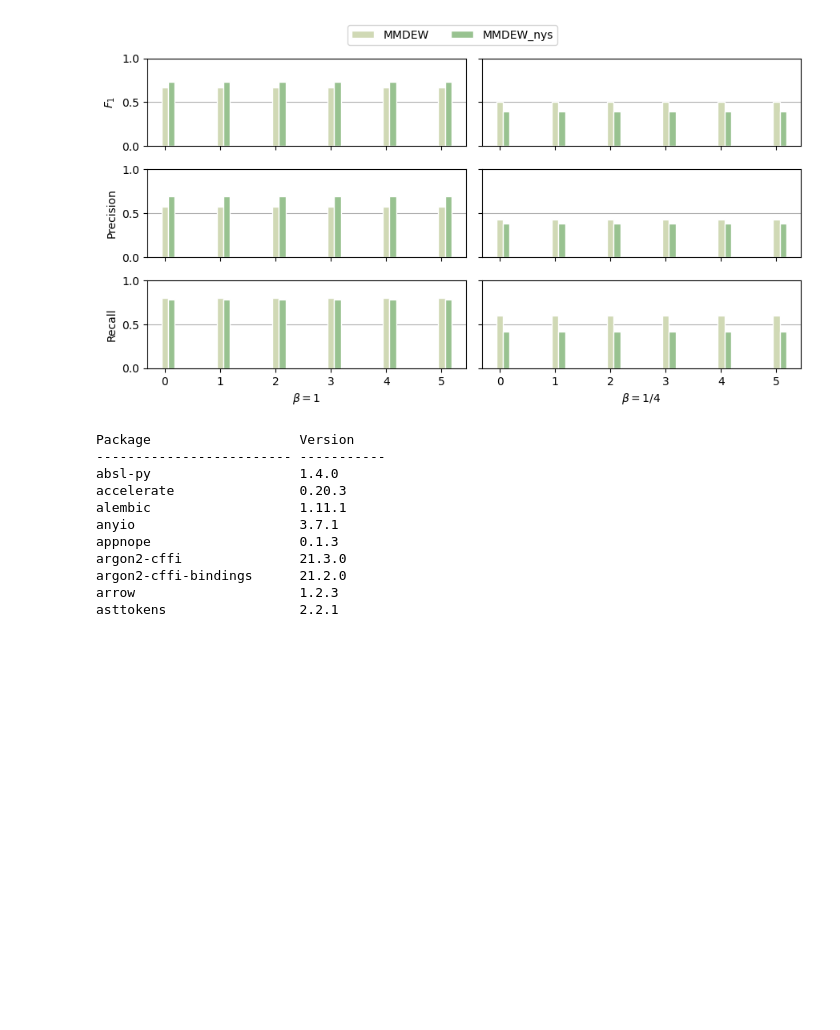
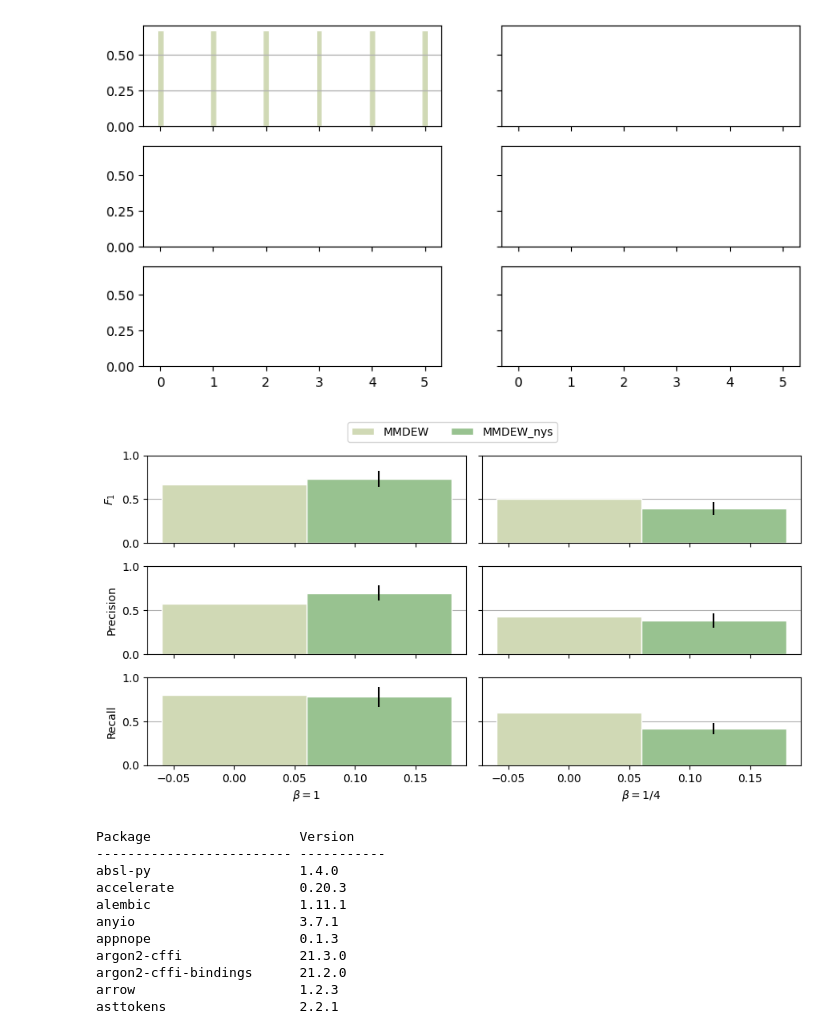
Before and after one commit to blendaddict/MMDEW_Nystroem, a Jupyter notebook: notebooks/00_plot_f1.ipynb, the cells around one changed output. Cells and saved outputs as stored; diff of their text form; code cells hidden in the pictures; blank space fills up the shorter version.

```diff
--- a/notebooks/00_plot_f1.ipynb
+++ b/notebooks/00_plot_f1.ipynb
@@ -56,7 +56,7 @@ fig, ((ax11,ax12), (ax21, ax22), (ax31, ax32)) = plt.subplots(3,2,figsize=(9,4.7
 
 def p(data,y,ax):
     bar_width = .12 #.18
-    group_idx = np.arange(6) # number of datasets
+    group_idx = np.arange(1) # number of datasets
     algorithms = ["MMDEW", "MMDEW_nys"]
     cs = sns.cubehelix_palette(7, start=0.5, rot=-.75, gamma=1.2)
     ax.grid(visible=None, axis="y")
@@ -65,35 +65,36 @@ def p(data,y,ax):
         y_vals =  data[data.algorithm == a].groupby("dataset")[y].mean()
         err = data[data.algorithm == a].groupby("dataset")[y].std()
         ax.bar(x_vals, y_vals, width = bar_width, edgecolor ='white', label = a, color = cs[i])
-        #ax.errorbar(x_vals, y_vals, yerr = err, fmt="none", ecolor="black")
+        ax.errorbar(x_vals, y_vals, yerr = err, fmt="none", ecolor="black")
 
 
         ax.set_ylim((0,1))
         #ax.set_xticks([r + bar_width * 3 for r in group_idx], data.dataset.unique())
         ax.set_axisbelow(True)
 
 p(data=d1, y="f1_detected_cps_at_y", ax=ax11)
 p(data=d1, y="precision_y", ax=ax21)
 p(data=d1, y="recall_y", ax=ax31)
 
 p(data=d2, y="f1_detected_cps_at_y", ax=ax12)
 p(data=d2, y="precision_y", ax=ax22)
 p(data=d2, y="recall_y", ax=ax32)
 
 
 ax11.set_ylabel("$F_1$")
 ax21.set_ylabel("Precision")
 ax31.set_ylabel("Recall")
 ax31.set_xlabel("$\\beta = 1$")
 ax32.set_xlabel("$\\beta = 1/4$")
 
 Line, Label = ax11.get_legend_handles_labels()
 fig.legend(Line, Label, loc="upper center", bbox_to_anchor=(0.5, 1.06), ncol=7)
 plt.tight_layout()
 plt.savefig("./first_results.pdf", bbox_inches='tight')
 plt.show()
 # %% [output]
-[figure, old version]
+[figure, new version]
+[figure, added]
 # %%
 !pip list
 # %% [output]
```
Also changed, not shown: 14 other files.
